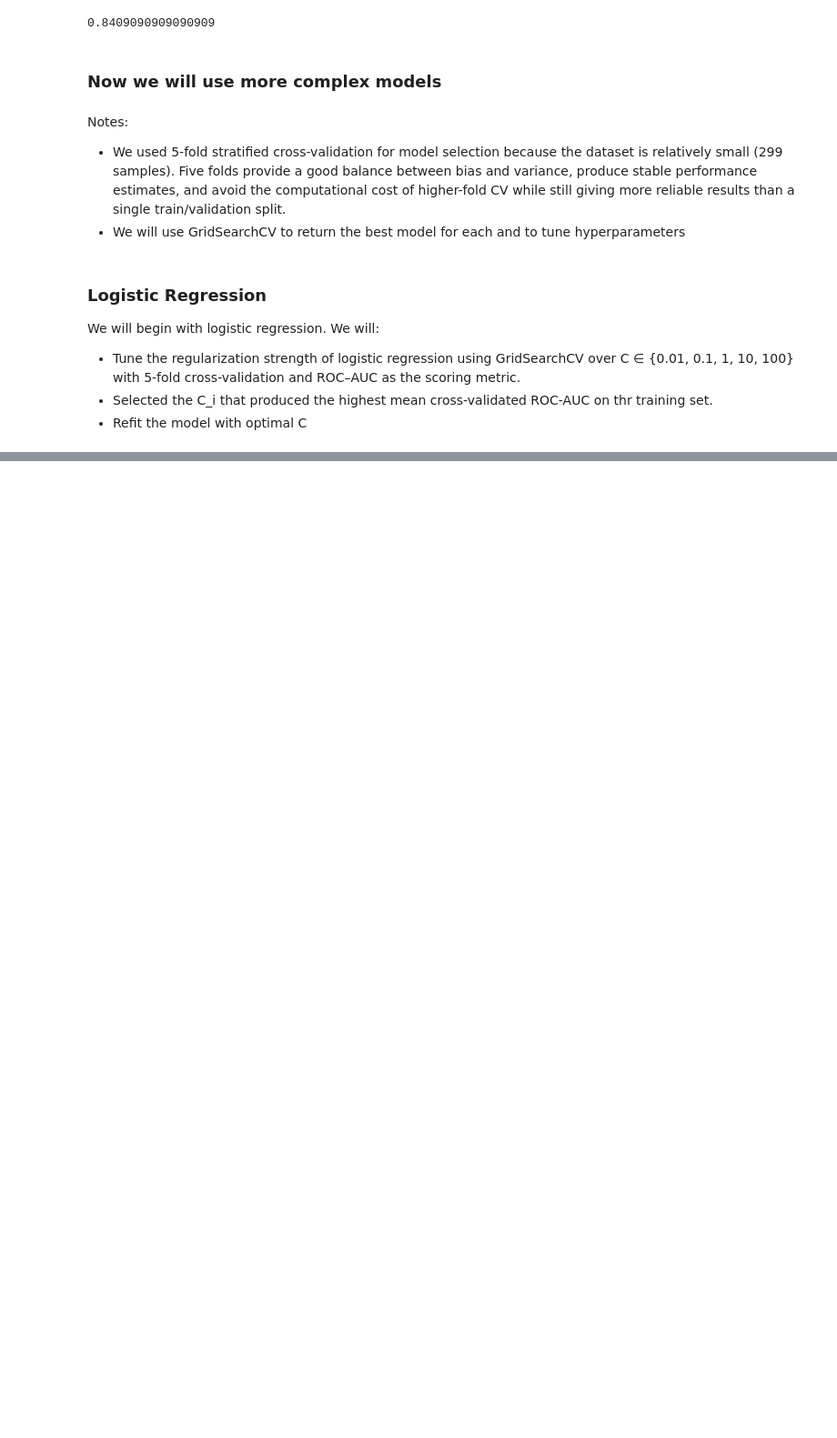
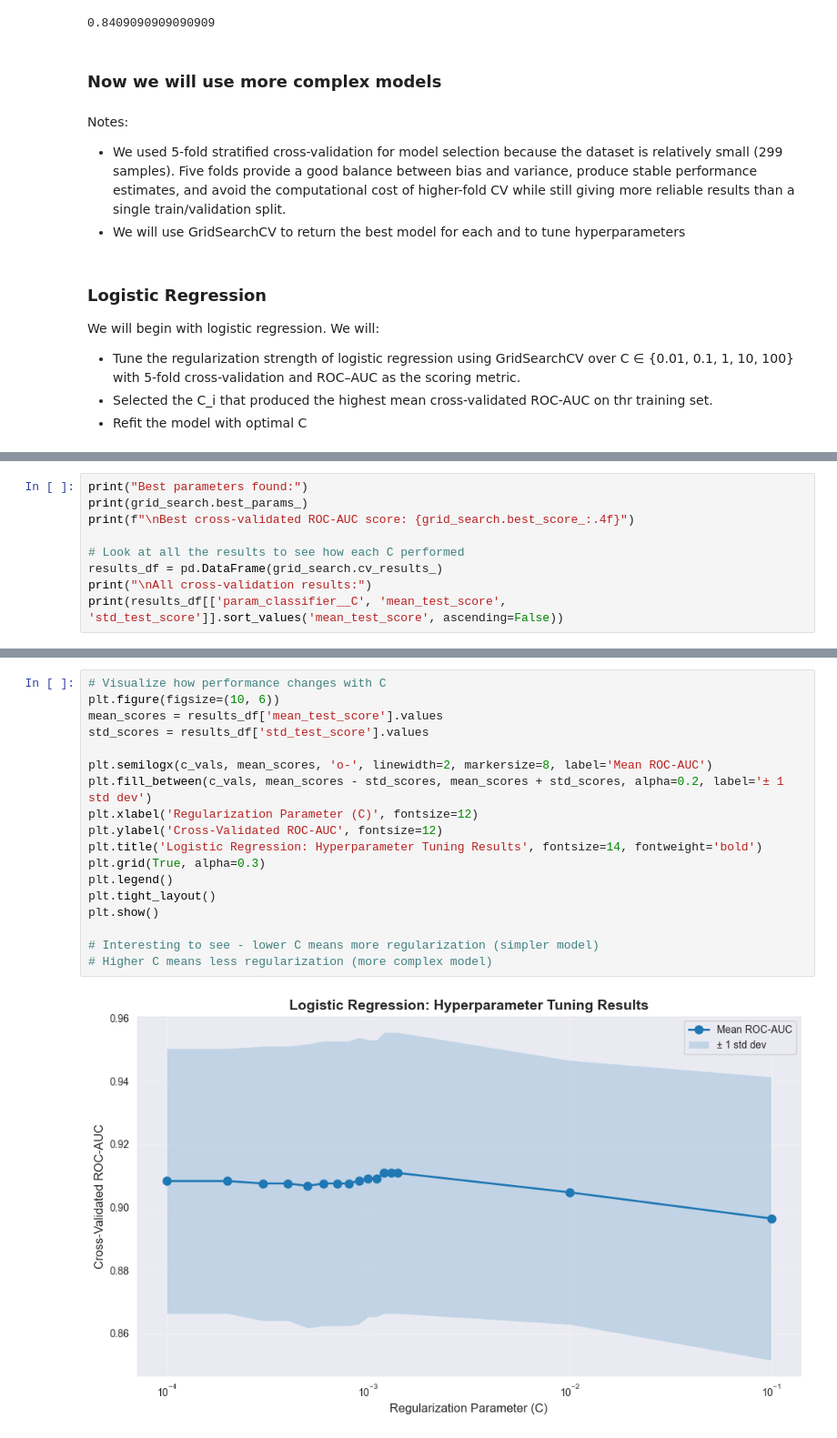
Before and after one commit to DilanDoshi/m148_heart_failure_predictors-, a Jupyter notebook: notebooks/03-ml-and-predictions.ipynb, the cells around one changed output, grey strips where cells are left out. Shown: that part at 91% size. Cells and saved outputs as stored; diff of their text form; blank space fills up the shorter version.

```diff
--- a/notebooks/03-ml-and-predictions.ipynb
+++ b/notebooks/03-ml-and-predictions.ipynb
@@ -300,0 +342,9 @@ We will begin with logistic regression. We will:
+# %%
+print("Best parameters found:")
+print(grid_search.best_params_)
+print(f"\nBest cross-validated ROC-AUC score: {grid_search.best_score_:.4f}")
+
+# Look at all the results to see how each C performed
+results_df = pd.DataFrame(grid_search.cv_results_)
+print("\nAll cross-validation results:")
+print(results_df[['param_classifier__C', 'mean_test_score', 'std_test_score']].sort_values('mean_test_score', ascending=False))
@@ -300,0 +369,20 @@ We will begin with logistic regression. We will:
+# %%
+# Visualize how performance changes with C
+plt.figure(figsize=(10, 6))
+mean_scores = results_df['mean_test_score'].values
+std_scores = results_df['std_test_score'].values
+
+plt.semilogx(c_vals, mean_scores, 'o-', linewidth=2, markersize=8, label='Mean ROC-AUC')
+plt.fill_between(c_vals, mean_scores - std_scores, mean_scores + std_scores, alpha=0.2, label='± 1 std dev')
+plt.xlabel('Regularization Parameter (C)', fontsize=12)
+plt.ylabel('Cross-Validated ROC-AUC', fontsize=12)
+plt.title('Logistic Regression: Hyperparameter Tuning Results', fontsize=14, fontweight='bold')
+plt.grid(True, alpha=0.3)
+plt.legend()
+plt.tight_layout()
+plt.show()
+
+# Interesting to see - lower C means more regularization (simpler model)
+# Higher C means less regularization (more complex model)
+# %% [output]
+[figure, added]
```
Also changed, not shown: parts of 7 cells of this notebook.
